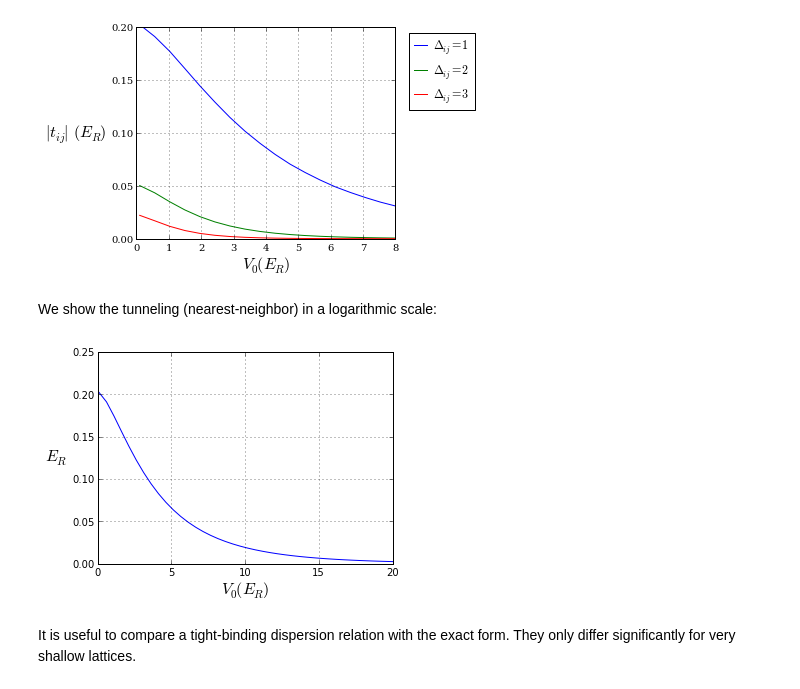
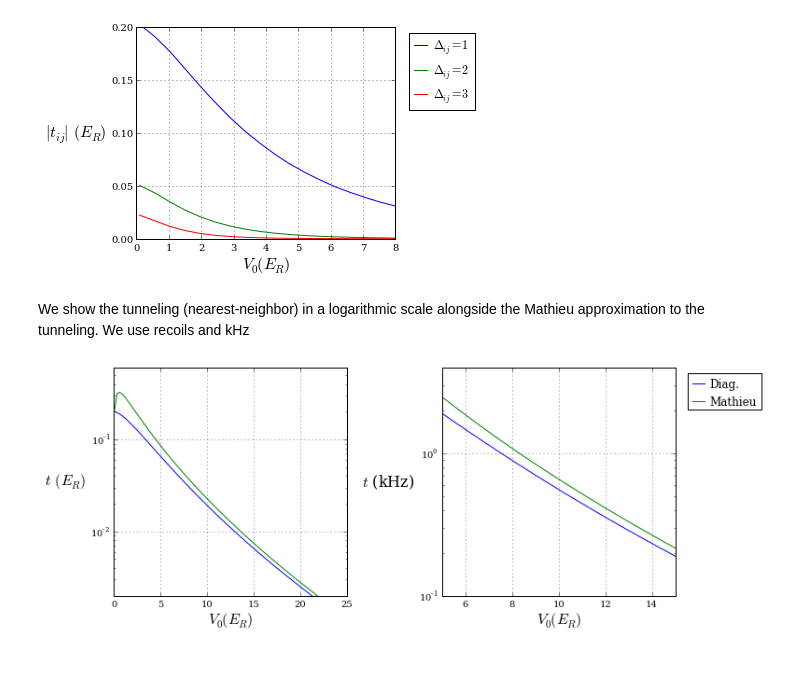
Before and after one commit to PedroMDuarte/lattice_3D_ipynb, a Jupyter notebook: BandStructure.ipynb, the cells around one changed output. Cells and saved outputs as stored; diff of their text form; code cells hidden in the pictures.

```diff
--- a/BandStructure.ipynb
+++ b/BandStructure.ipynb
@@ -9,9 +9,7 @@ printing.init_printing()
 from __future__ import division
 import sympy as sym
 from sympy import *
-x, y, z = symbols("x y z")
-k, m, n = symbols("k m n", integer=True)
-f, g, h = map(Function, 'fgh')
+
 
 import matplotlib
 matplotlib.rc('font',**{'family':'serif'})
@@ -55,8 +52,8 @@ def eigenvalsH0( q, v0,  NPoints=5):
     Parameters
     ----------
     q : float
-        The value of quasimomentum.  Units are pi/2, so q can take
-        values in (-1,1]
+        The value of quasimomentum.  Units are 2\pi, so q can take
+        values in (-0.5,0.5]
     v0 : float
         The value of the lattice depth in recoils
     NPoints : float, optional
@@ -102,7 +99,7 @@ def eigenvalsH0( q, v0,  NPoints=5):
 
     """
     q_Sym, v0_Sym = sym.symbols("q V_{0}")
-    h0 = np.array( np.array( H0(NPoints,q_Sym,v0_Sym).subs( [(q_Sym,q), (v0_Sym,v0)] )), np.float )
+    h0 = np.array( np.array( H0_sin(NPoints,q_Sym,v0_Sym).subs( [(q_Sym,q), (v0_Sym,v0)] )), np.float )
     return np.sort( np.linalg.eigvalsh(h0) )
 
 
@@ -124,15 +121,15 @@ fig = plt.figure(figsize=(3*len(depths),5))
 gs = matplotlib.gridspec.GridSpec( 1,len(depths))
 for i,d in enumerate(depths):
     ax = fig.add_subplot( gs[0,i])
-    ax.set_xlabel("$q$",fontsize=16)
+    ax.set_xlabel("$q / (2\pi/a)$",fontsize=16)
     ax.set_ylabel("$E_{q} / E_{R} $",fontsize=16)
     ax.set_title('$%.1f E_{R}$'%d,fontsize=16)
-    ax.set_xlim(-1.,1.)
+    ax.set_xlim(-0.5,0.5)
     ax.set_ylim(0.,16.)
     ax.fill_between(qs, 0., d, facecolor='gray', alpha=0.3)
     ax.plot( qs, hosc(0,d)*np.ones_like(qs), 'b:' )
 
-    qs = np.linspace(-1.,1.,101)
+    qs = np.linspace(-0.5,0.5,101)
     ax.plot( qs, bandH0( 0, qs, d, NPoints=5))
     ax.plot( qs, bandH0( 1, qs, d, NPoints=5))
     ax.plot( qs, bandH0( 2, qs, d, NPoints=5))
@@ -908,44 +848,44 @@ fig.savefig('BandStructure_figures/tightbinding_V0_interp.pdf')
 # %% [output]
 [figure]
 # %% [markdown]
-We show the tunneling (nearest-neighbor) in a logarithmic scale:
+We show the tunneling (nearest-neighbor) in a logarithmic scale alongside the Mathieu approximation to the tunneling.  We use recoils and kHz
+# %%
+def tMathieu( v0 ):
+    return 4./np.sqrt(np.pi) * v0**(3./4.) * np.exp( -2*np.sqrt(v0))
 # %%
-fig = plt.figure(figsize=(6.5,3.8))
-gs = matplotlib.gridspec.GridSpec( 1,1)
+fig = plt.figure(figsize=(11.0,4.2))
+gs = matplotlib.gridspec.GridSpec( 1,2)
 
 ax0 = fig.add_subplot( gs[0,0])
+ax1 = fig.add_subplot( gs[0,1])
 
-for ax in [ax0]:
+for ax in [ax0,ax1]:
     ax.set_xlabel("$V_{0} (E_{R})$",fontsize=16)
     ax.grid()
-    #ax.set_ylim(0.,15.)
     #ax.set_xlim(0.,20.)
+    ax.set_yscale("log")
 
-ax0.set_ylabel("$E_{R}$",fontsize=16,rotation=0)
+ax0.set_ylim(0.002,0.6)
+ax0.set_ylabel("$t$ $(E_{R})$",fontsize=16,rotation=0)
 
-v0 = np.linspace(0.1,20,80.)
+ax1.set_ylabel("$t$ (kHz)",fontsize=16,rotation=0)
+ax1.set_xlim(5., 15)
+ax1.set_ylim(0.1, 4.)
+
+v0 = np.linspace(0.1,25,100.)
 c = ['blue', 'red', 'green']
 fc = ['lightblue','pink','limegreen']
-ax.plot( v0, tInterp(v0))
-#for i in range(3):
-#    Eb = bands3dinterpvec(v03d,i)
-#    ax.fill_between( v0 , Eb[:,0], Eb[:,1], \
-#          color=c[i], facecolor=c[i], alpha=0.7, zorder=4)
-#    ax.plot( v0, Eb[:,1], color=c[i])
-#    ax.plot( v0, Eb[:,0], color=c[i],\
-#          label="Band = %d"%i)
-#    if i==2: labelstr = 'h.osc.'
-#    else: labelstr = None
-#    ax.plot( v0, hosc3d(i,v0), color='black', label=labelstr, zorder=1 )
+ax0.plot( v0, tInterp(v0), label="Diag.")
+ax0.plot( v0, tMathieu(v0), label="Mathieu")
+ax1.plot( v0, tInterp(v0) * 29.0, label="Diag.")  #29kHz = 1Er
+ax1.plot( v0, tMathieu(v0) * 29.0, label="Mathieu")
 
-#ax0.legend( bbox_to_anchor=(1.03,1.00), \
-#            loc='upper left', numpoints=1, \
-#             prop={'size':12}, handlelength=1.1, handletextpad=0.5 )
+ax1.legend( bbox_to_anchor=(1.03,1.00), \
+            loc='upper left', numpoints=1, \
+             prop={'size':12}, handlelength=1.1, handletextpad=0.5 )
 
-gs.tight_layout(fig, rect=[0.,0.,0.8,1.0])
-fig.savefig('BandStructure_figures/tunneling_V0_interp.png',dpi=240)
-fig.savefig('BandStructure_figures/tunneling_V0_interp.pdf')
+gs.tight_layout(fig, rect=[0.,0.,0.88,1.0])
+fig.savefig('BandStructure_figures/tunneling_V0_Mathieu.png',dpi=240)
+fig.savefig('BandStructure_figures/tunneling_V0_Mathieu.pdf')
 # %% [output]
-[figure, old version]
+[figure, new version]
-# %% [markdown]
-It is useful to compare a tight-binding dispersion relation with the exact form.  They only differ significantly for very shallow lattices.
```
Also changed, not shown: parts of 51 cells of this notebook, 59 other files.
